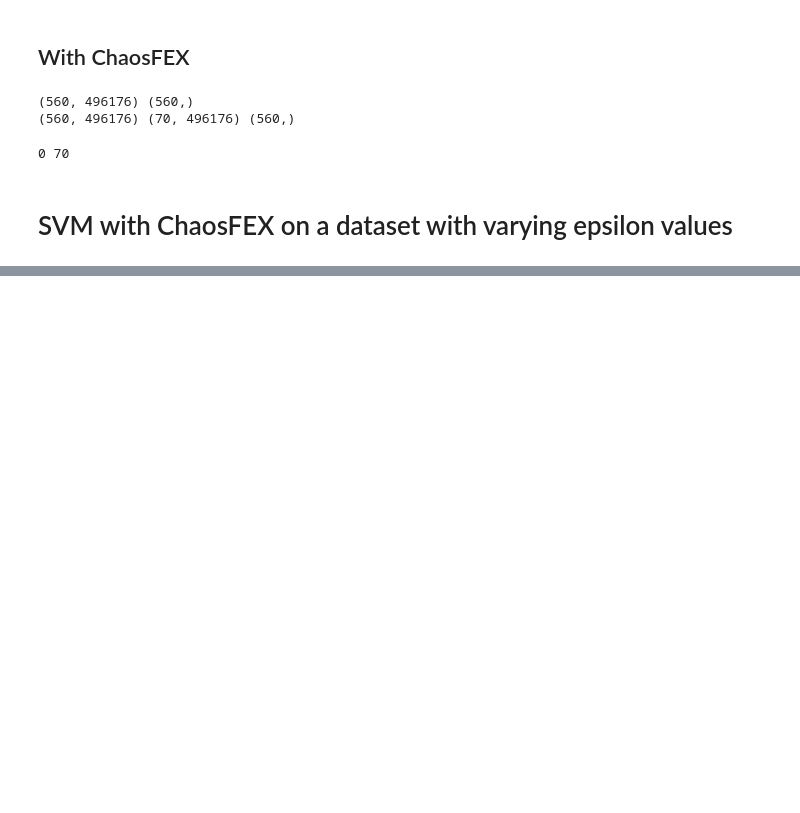
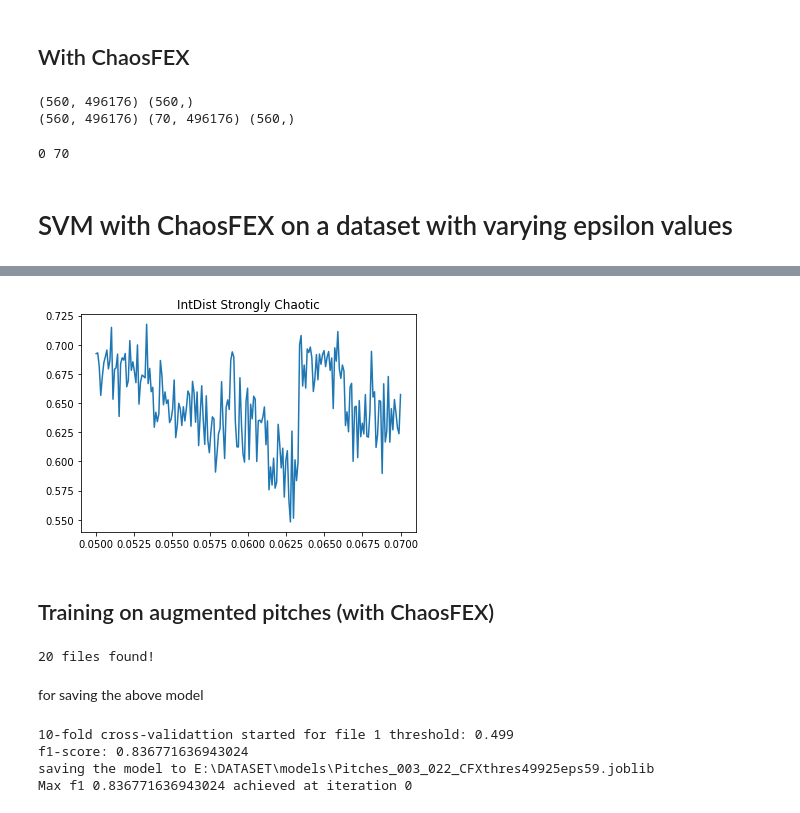
Before and after one commit to thekoc11/raga-clustering-experiments, a Jupyter notebook: svm.ipynb, the cells around one changed output, grey strips where cells are left out. Drawn from its saved outputs; the diff is of its cells as text; code cells hidden in the pictures; blank space fills up the shorter version.

```diff
--- a/svm.ipynb
+++ b/svm.ipynb
@@ -252,0 +469,5 @@ print(count, len(predicted))
+# %%
+path1 = r"E:\DATASET\audio_CFX"
+
+X_files = sv.get_inputs(path1, ('003', '022'), 'IntDist', chaos=True)
+f1_, prec_, acc_ = sv.classify_svm_linear(path1, X_files, y, thresh=0.499)
@@ -252,0 +527,4 @@ print(count, len(predicted))
+# %%
+path = r"E:\DATASET\audio_CFX"
+X_files = sv.get_inputs(path, ('003', '022'), 'InvEventsUnPadded', chaos=True)
+f1_c2, prec_c2, acc_c2 = sv.classify_svm_linear(path, X_files, y, thresh=0.25)
@@ -252,0 +549,25 @@ print(count, len(predicted))
+# %%
+from plotter import plot_dirty
+
+eps = np.linspace(0.05, 0.07, len(X_files))
+plot_dirty(eps, f1_, 'IntDist Strongly Chaotic')
+# %% [output]
+[figure, added]
+# %% [markdown]
+## Training on augmented pitches (with ChaosFEX)
+# %%
+path1 = r"E:\DATASET\audio_CFX"
+
+X_files = sv.get_inputs(path1, ('003', '022'), 'Pitches', chaos=True)
+# %% [output]
+20 files found!
+# %% [markdown]
+for saving the above model
+# %%
+X_files = [X_files[9]]
+f1_, prec_, acc_ = sv.classify_svm_linear(path1, X_files, y, thresh=0.499)
+# %% [output]
+10-fold cross-validattion started for file 1 threshold: 0.499
+f1-score: 0.836771636943024
+saving the model to E:\DATASET\models\Pitches_003_022_CFXthres49925eps59.joblib
+Max f1 0.836771636943024 achieved at iteration 0
```
Also changed, not shown: parts of 30 cells of this notebook, 14 other files.
